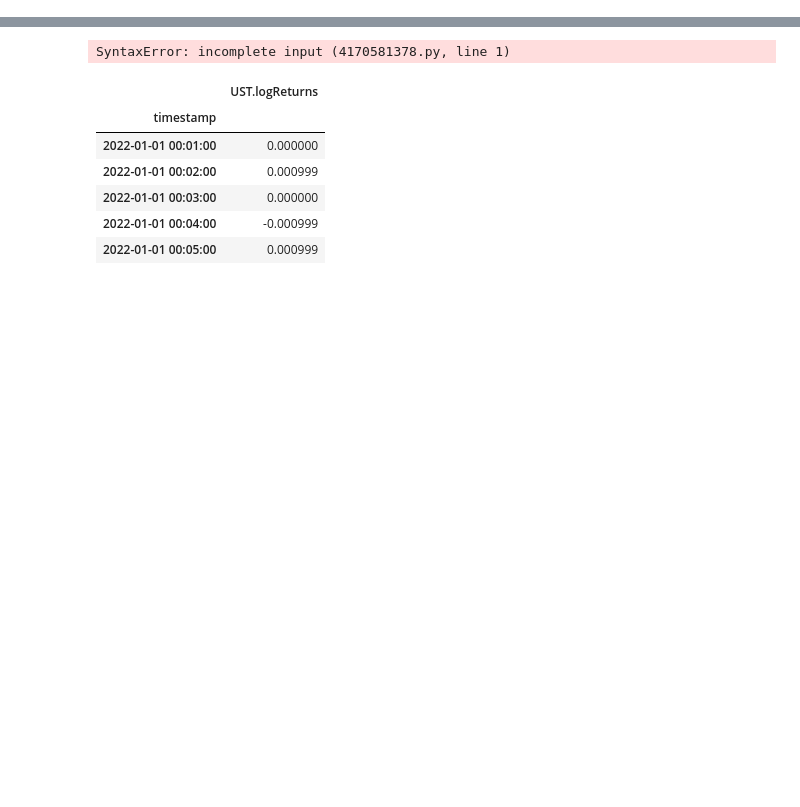
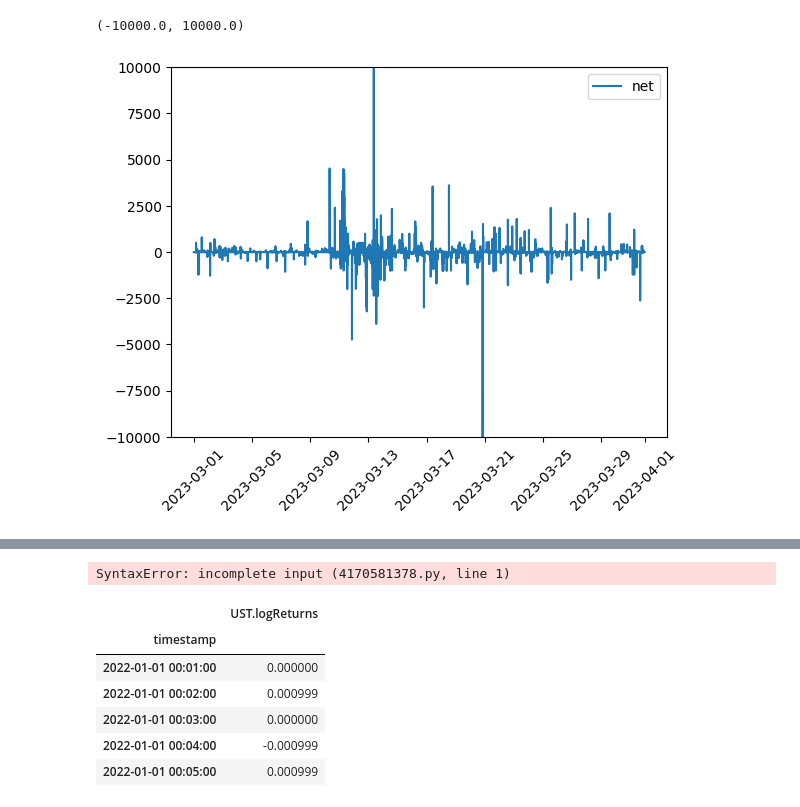
Before and after one commit to xenophonlabs/curve-lp-metrics, a Jupyter notebook: explore.ipynb, the cells around one changed output, grey strips where cells are left out. Drawn from its saved outputs; the diff is of its cells as text; code cells hidden in the pictures; blank space fills up the shorter version.

```diff
--- a/explore.ipynb
+++ b/explore.ipynb
@@ -118,0 +67,10 @@ Name: count, dtype: int64
+# %%
+f, ax = plt.subplots()
+
+ax.plot(pool_metrics.index, pool_metrics['ETH.netSwapFlow'], label="net")
+ax.legend()
+ax.tick_params(axis="x", rotation=45)
+ax.set_ylim(-10000, 10000)
+# %% [output]
+(-10000.0, 10000.0)
+[figure, added]
```
Also changed, not shown: parts of 16 cells of this notebook, 6 other files.
